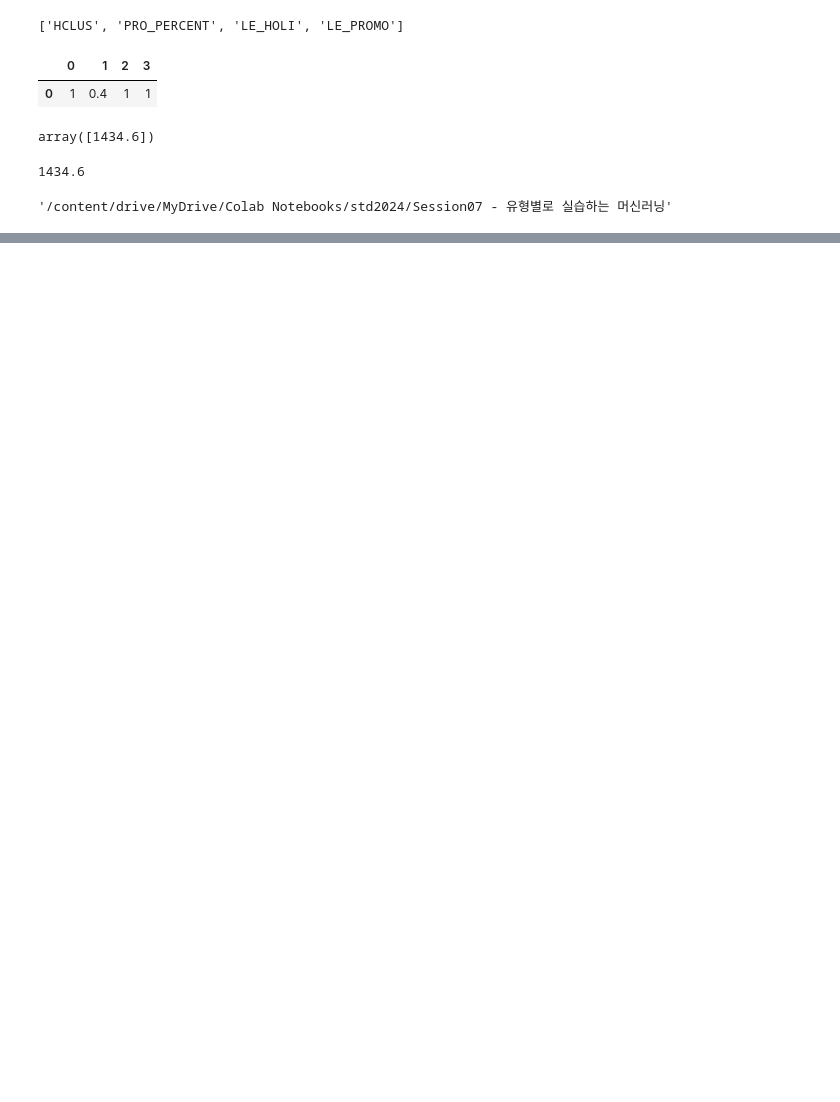
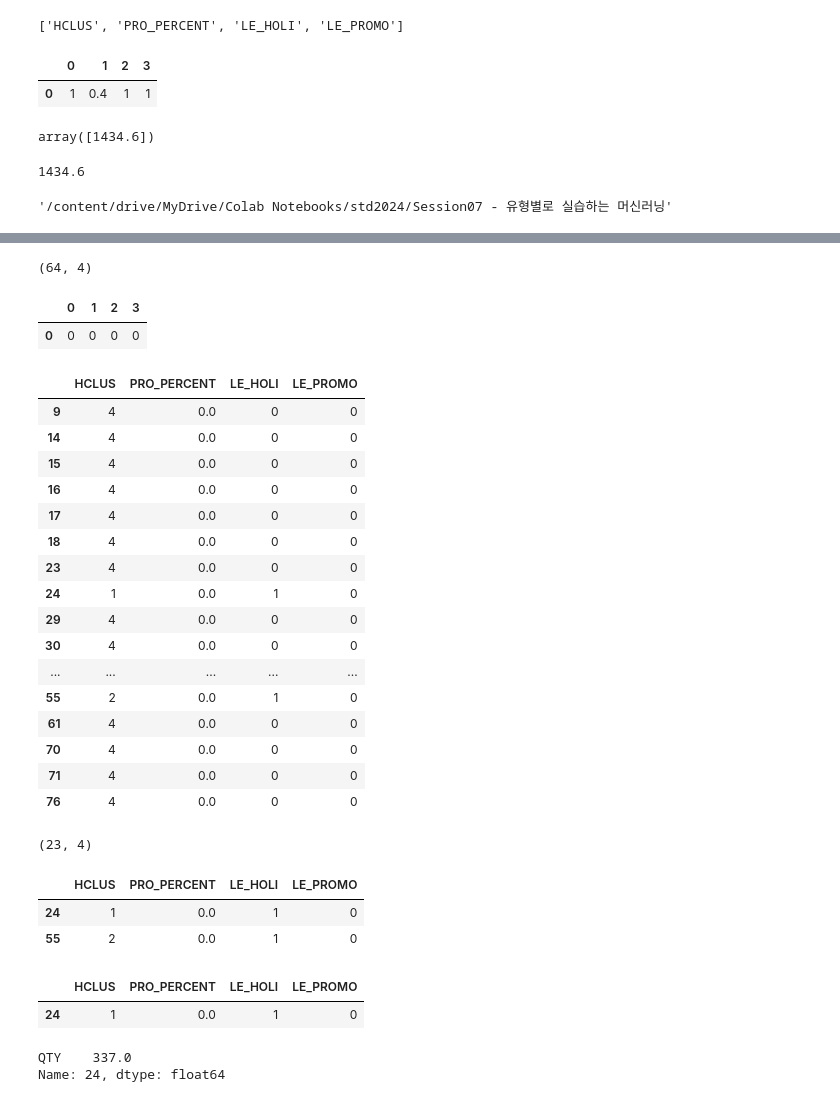
Before and after one commit to jyj76094458/Python, a Jupyter notebook: 유형별로 실습하는 머신러닝/머신러닝실습.ipynb, the cells around one changed output, grey strips where cells are left out. Saved outputs shown, nothing was run; the diff lists cells and outputs as text; code cells hidden in the pictures; blank space fills up the shorter version.

```diff
--- a/유형별로 실습하는 머신러닝/머신러닝실습.ipynb
+++ b/유형별로 실습하는 머신러닝/머신러닝실습.ipynb
@@ -714,0 +775,6 @@ pwd
+# %%
+trainingDataFeatures.loc[ trainingDataFeatures.PRO_PERCENT <= 0.259 ].shape
+# %% [output]
+(64, 4)
+# %%
+step1 = trainingDataFeatures.loc[ trainingDataFeatures.PRO_PERCENT <= 0.259 ].shape
@@ -714,0 +788,29 @@ pwd
+# %%
+inputData
+# %% [output]
+|  | 0 | 1 | 2 | 3 |
+| 0 | 0 | 0 | 0 | 0 |
+# %%
+step1.loc[step1.LE_PROMO <= 0.5 ]
+# %% [output]
+|  | HCLUS | PRO_PERCENT | LE_HOLI | LE_PROMO |
+| 9 | 4 | 0.0 | 0 | 0 |
+| 14 | 4 | 0.0 | 0 | 0 |
+| 15 | 4 | 0.0 | 0 | 0 |
+| 16 | 4 | 0.0 | 0 | 0 |
+| 17 | 4 | 0.0 | 0 | 0 |
+| 18 | 4 | 0.0 | 0 | 0 |
+| 23 | 4 | 0.0 | 0 | 0 |
+| 24 | 1 | 0.0 | 1 | 0 |
+| 29 | 4 | 0.0 | 0 | 0 |
+| 30 | 4 | 0.0 | 0 | 0 |
+| ... | ... | ... | ... | ... |
+| 55 | 2 | 0.0 | 1 | 0 |
+| 61 | 4 | 0.0 | 0 | 0 |
+| 70 | 4 | 0.0 | 0 | 0 |
+| 71 | 4 | 0.0 | 0 | 0 |
+| 76 | 4 | 0.0 | 0 | 0 |
+# %%
+step1.loc[ step1.LE_PROMO <= 0.5 ].shape
+# %% [output]
+(23, 4)
@@ -714,0 +819,6 @@ pwd
+# %%
+step2.loc[ step2.HCLUS <= 3.0]
+# %% [output]
+|  | HCLUS | PRO_PERCENT | LE_HOLI | LE_PROMO |
+| 24 | 1 | 0.0 | 1 | 0 |
+| 55 | 2 | 0.0 | 1 | 0 |
@@ -714,0 +829,10 @@ pwd
+# %%
+finalStep
+# %% [output]
+|  | HCLUS | PRO_PERCENT | LE_HOLI | LE_PROMO |
+| 24 | 1 | 0.0 | 1 | 0 |
+# %%
+trainingDataLabel.loc[24]
+# %% [output]
+QTY    337.0
+Name: 24, dtype: float64
```
Also changed, not shown: parts of 19 cells of this notebook, 2 other files.
